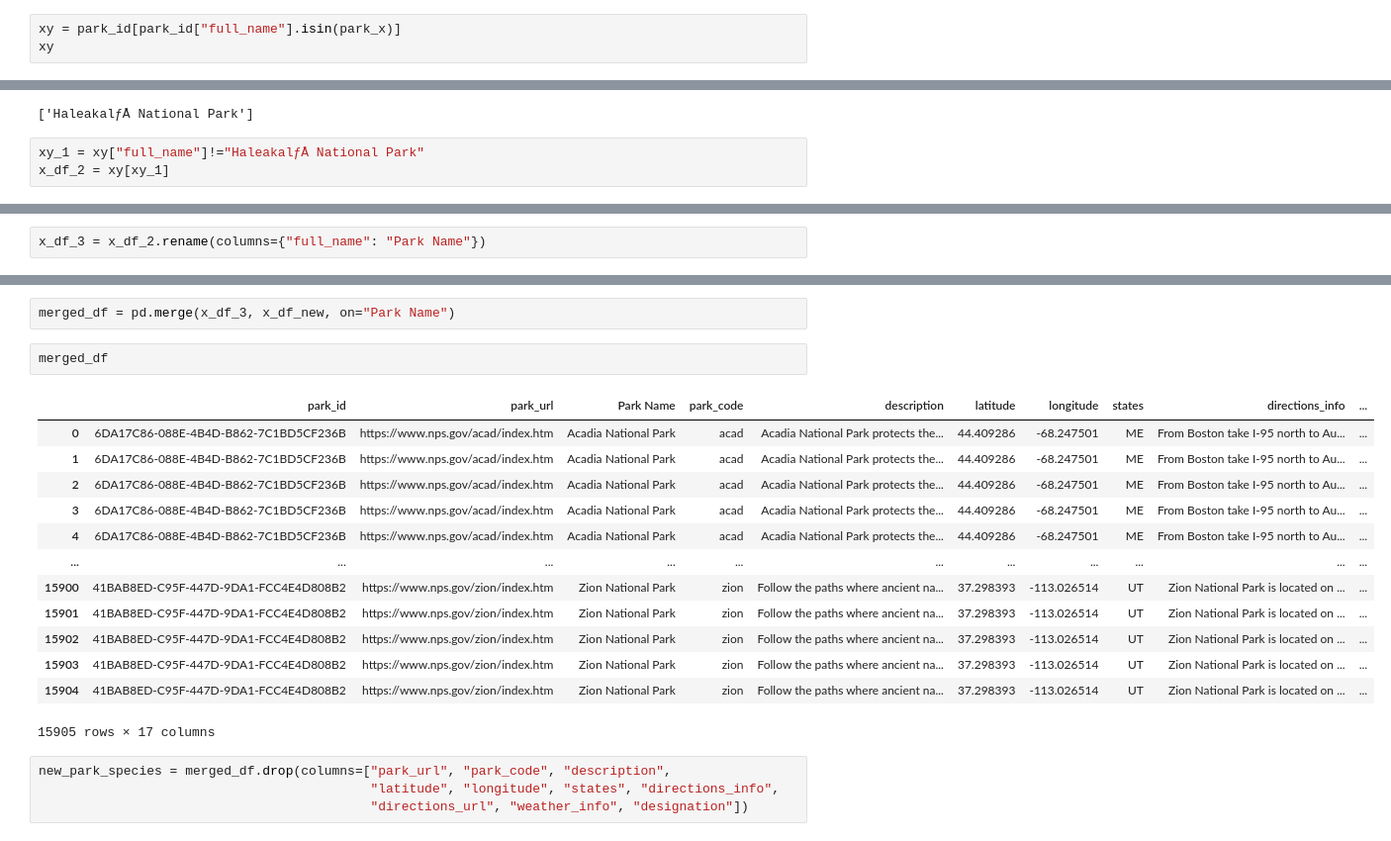
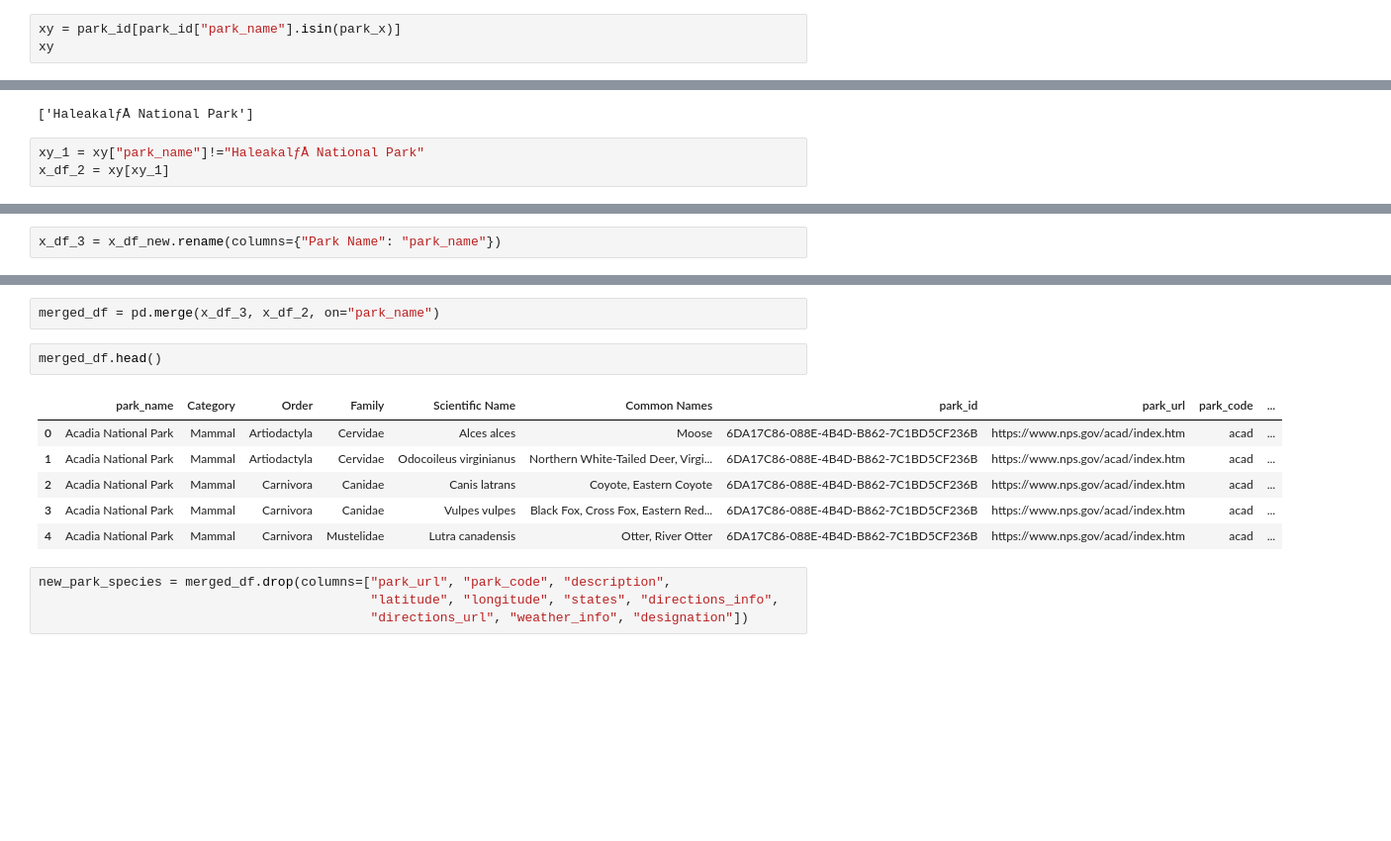
Before and after one commit to adriana-icasiano/National_Parks_Information_Tool, a Jupyter notebook: Park_Species_Data.ipynb, the cells around one changed output, grey strips where cells are left out. Shown: that part at 99% size. Saved outputs shown, nothing was run; the diff lists cells and outputs as text; blank space fills up the shorter version.

```diff
--- a/Park_Species_Data.ipynb
+++ b/Park_Species_Data.ipynb
@@ -242,6 +222,6 @@ len(park_id["full_name"].unique().tolist())
 # %% [output]
 458
 # %%
-xy = park_id[park_id["full_name"].isin(park_x)]
+xy = park_id[park_id["park_name"].isin(park_x)]
 xy
 # %% [output]
@@ -293,6 +255,6 @@ list_differences
 # %% [output]
 ['HaleakalƒÅ National Park']
 # %%
-xy_1 = xy["full_name"]!="HaleakalƒÅ National Park"
+xy_1 = xy["park_name"]!="HaleakalƒÅ National Park"
 x_df_2 = xy[xy_1]
 # %%
@@ -300,4 +262,4 @@ len(x_df_2["full_name"].unique().tolist())
 # %% [output]
 54
 # %%
-x_df_3 = x_df_2.rename(columns={"full_name": "Park Name"})
+x_df_3 = x_df_new.rename(columns={"Park Name": "park_name"})
@@ -324,21 +266,14 @@ x_df_3
 # %%
-merged_df = pd.merge(x_df_3, x_df_new, on="Park Name")
+merged_df = pd.merge(x_df_3, x_df_2, on="park_name")
 # %%
-merged_df
+merged_df.head()
 # %% [output]
-|  | park_id | park_url | Park Name | park_code | description | latitude | longitude | states | directions_info | ... |
-| 0 | 6DA17C86-088E-4B4D-B862-7C1BD5CF236B | https://www.nps.gov/acad/index.htm | Acadia National Park | acad | Acadia National Park protects the... | 44.409286 | -68.247501 | ME | From Boston take I-95 north to Au... | ... |
-| 1 | 6DA17C86-088E-4B4D-B862-7C1BD5CF236B | https://www.nps.gov/acad/index.htm | Acadia National Park | acad | Acadia National Park protects the... | 44.409286 | -68.247501 | ME | From Boston take I-95 north to Au... | ... |
-| 2 | 6DA17C86-088E-4B4D-B862-7C1BD5CF236B | https://www.nps.gov/acad/index.htm | Acadia National Park | acad | Acadia National Park protects the... | 44.409286 | -68.247501 | ME | From Boston take I-95 north to Au... | ... |
-| 3 | 6DA17C86-088E-4B4D-B862-7C1BD5CF236B | https://www.nps.gov/acad/index.htm | Acadia National Park | acad | Acadia National Park protects the... | 44.409286 | -68.247501 | ME | From Boston take I-95 north to Au... | ... |
-| 4 | 6DA17C86-088E-4B4D-B862-7C1BD5CF236B | https://www.nps.gov/acad/index.htm | Acadia National Park | acad | Acadia National Park protects the... | 44.409286 | -68.247501 | ME | From Boston take I-95 north to Au... | ... |
-| ... | ... | ... | ... | ... | ... | ... | ... | ... | ... | ... |
-| 15900 | 41BAB8ED-C95F-447D-9DA1-FCC4E4D808B2 | https://www.nps.gov/zion/index.htm | Zion National Park | zion | Follow the paths where ancient na... | 37.298393 | -113.026514 | UT | Zion National Park is located on ... | ... |
-| 15901 | 41BAB8ED-C95F-447D-9DA1-FCC4E4D808B2 | https://www.nps.gov/zion/index.htm | Zion National Park | zion | Follow the paths where ancient na... | 37.298393 | -113.026514 | UT | Zion National Park is located on ... | ... |
-| 15902 | 41BAB8ED-C95F-447D-9DA1-FCC4E4D808B2 | https://www.nps.gov/zion/index.htm | Zion National Park | zion | Follow the paths where ancient na... | 37.298393 | -113.026514 | UT | Zion National Park is located on ... | ... |
-| 15903 | 41BAB8ED-C95F-447D-9DA1-FCC4E4D808B2 | https://www.nps.gov/zion/index.htm | Zion National Park | zion | Follow the paths where ancient na... | 37.298393 | -113.026514 | UT | Zion National Park is located on ... | ... |
-| 15904 | 41BAB8ED-C95F-447D-9DA1-FCC4E4D808B2 | https://www.nps.gov/zion/index.htm | Zion National Park | zion | Follow the paths where ancient na... | 37.298393 | -113.026514 | UT | Zion National Park is located on ... | ... |
+|  | park_name | Category | Order | Family | Scientific Name | Common Names | park_id | park_url | park_code | ... |
+| 0 | Acadia National Park | Mammal | Artiodactyla | Cervidae | Alces alces | Moose | 6DA17C86-088E-4B4D-B862-7C1BD5CF236B | https://www.nps.gov/acad/index.htm | acad | ... |
+| 1 | Acadia National Park | Mammal | Artiodactyla | Cervidae | Odocoileus virginianus | Northern White-Tailed Deer, Virgi... | 6DA17C86-088E-4B4D-B862-7C1BD5CF236B | https://www.nps.gov/acad/index.htm | acad | ... |
+| 2 | Acadia National Park | Mammal | Carnivora | Canidae | Canis latrans | Coyote, Eastern Coyote | 6DA17C86-088E-4B4D-B862-7C1BD5CF236B | https://www.nps.gov/acad/index.htm | acad | ... |
+| 3 | Acadia National Park | Mammal | Carnivora | Canidae | Vulpes vulpes | Black Fox, Cross Fox, Eastern Red... | 6DA17C86-088E-4B4D-B862-7C1BD5CF236B | https://www.nps.gov/acad/index.htm | acad | ... |
+| 4 | Acadia National Park | Mammal | Carnivora | Mustelidae | Lutra canadensis | Otter, River Otter | 6DA17C86-088E-4B4D-B862-7C1BD5CF236B | https://www.nps.gov/acad/index.htm | acad | ... |
-15905 rows × 17 columns
 # %%
 new_park_species = merged_df.drop(columns=["park_url", "park_code", "description",
                                            "latitude", "longitude", "states", "directions_info",
```
Also changed, not shown: parts of 41 cells of this notebook.
